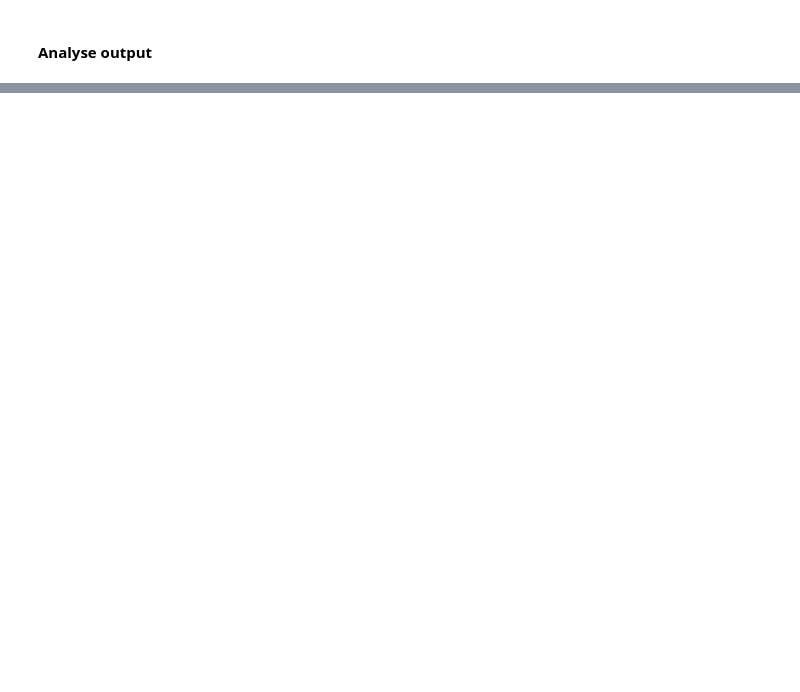
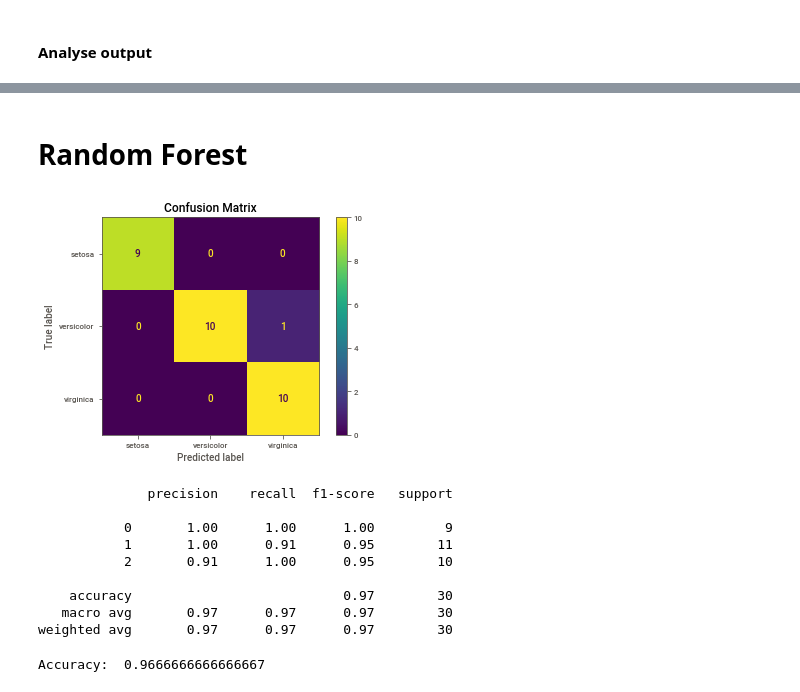
Before and after one commit to jucalfonsom/ml-course, a Jupyter notebook: iris.ipynb, the cells around one changed output, grey strips where cells are left out. Saved outputs shown, nothing was run; the diff lists cells and outputs as text; code cells hidden in the pictures; blank space fills up the shorter version.

```diff
--- a/iris.ipynb
+++ b/iris.ipynb
@@ -154,0 +267,2 @@ plt.show()
+# %% [markdown]
+# Random Forest
@@ -154,0 +272,38 @@ plt.show()
+# %%
+x = iris.data
+y = iris.target
+
+X_train, X_test, y_train, y_test = train_test_split(x, y, test_size=0.2)
+# %%
+#Create a Gaussian Classifier
+clf = RandomForestClassifier(n_estimators=100)
+# %%
+# Train the model using the training sets
+clf = clf.fit(X_train, y_train)
+# %%
+# Use the model
+y_pred = clf.predict(X_test)
+# %%
+cm = confusion_matrix(y_test, y_pred)
+
+disp = ConfusionMatrixDisplay(confusion_matrix=cm, display_labels=iris.target_names)
+disp.plot()
+plt.title('Confusion Matrix')
+plt.show()
+
+print(classification_report(y_test, y_pred))
+# %% [output]
+[figure, added]
+              precision    recall  f1-score   support
+
+           0       1.00      1.00      1.00         9
+           1       1.00      0.91      0.95        11
+           2       0.91      1.00      0.95        10
+
+    accuracy                           0.97        30
+   macro avg       0.97      0.97      0.97        30
+weighted avg       0.97      0.97      0.97        30
+# %%
+print('Accuracy: ', metrics.accuracy_score(y_test, y_pred))
+# %% [output]
+Accuracy:  0.9666666666666667
```
Also changed, not shown: parts of 21 cells of this notebook, 2 other files.
